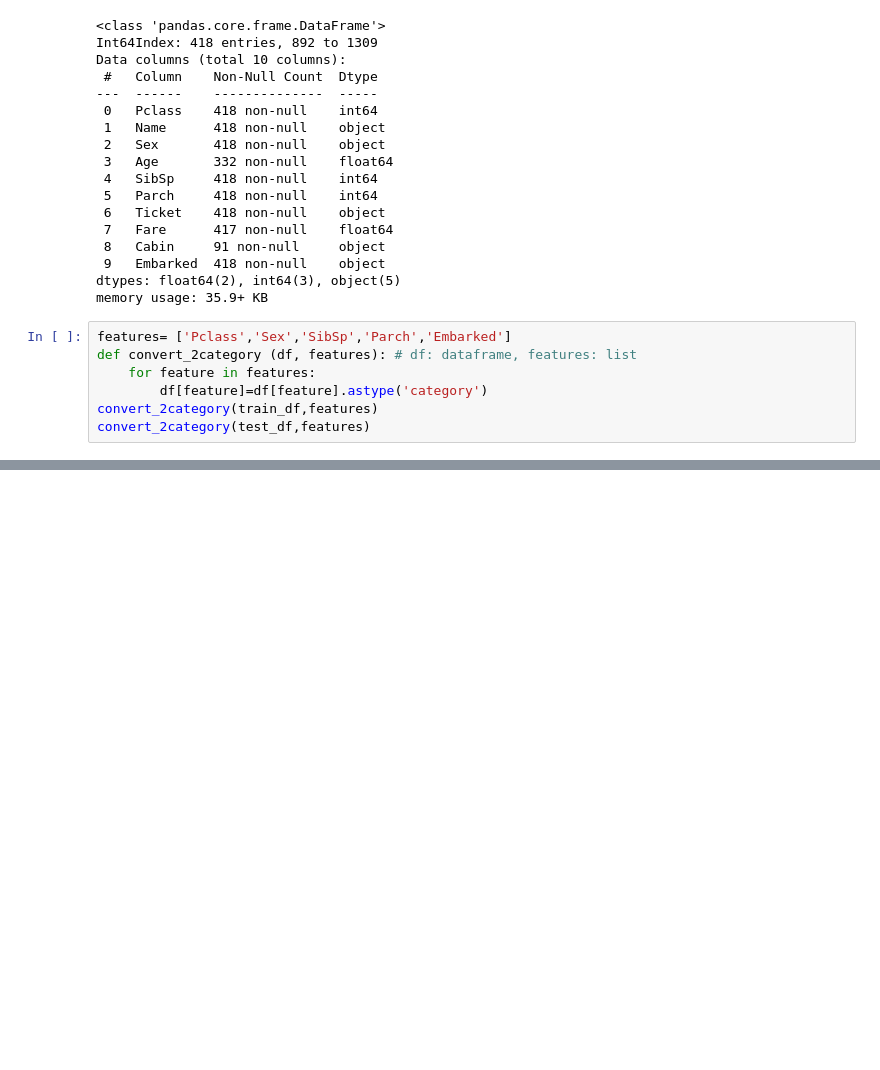
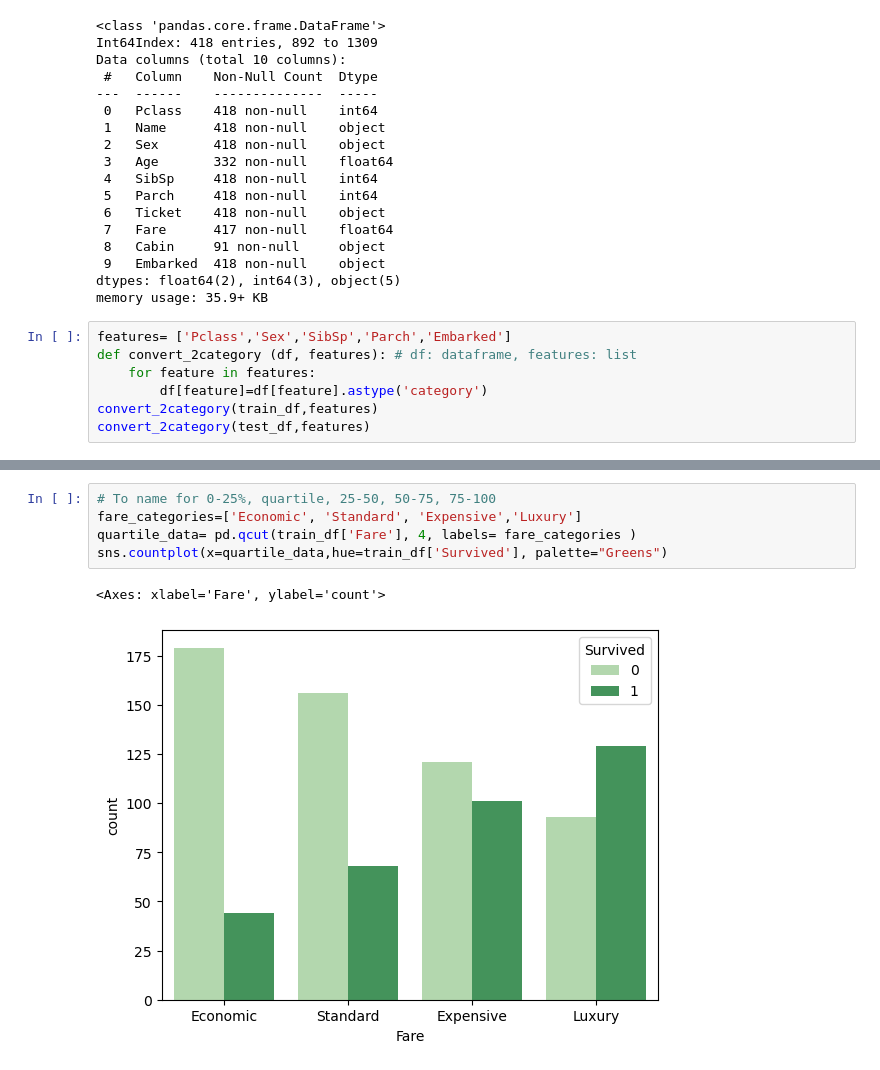
Before and after one commit to HaColab2k/Data-analyst, a Jupyter notebook: Projects/Titanic_ML_Disaster.ipynb, the cells around one changed output, grey strips where cells are left out. Saved outputs shown, nothing was run; the diff lists cells and outputs as text; blank space fills up the shorter version.

```diff
--- a/Projects/Titanic_ML_Disaster.ipynb
+++ b/Projects/Titanic_ML_Disaster.ipynb
@@ -192,0 +278,8 @@ train_df.describe(include=['category'])
+# %%
+# To name for 0-25%, quartile, 25-50, 50-75, 75-100
+fare_categories=['Economic', 'Standard', 'Expensive','Luxury']
+quartile_data= pd.qcut(train_df['Fare'], 4, labels= fare_categories )
+sns.countplot(x=quartile_data,hue=train_df['Survived'], palette="Greens")
+# %% [output]
+<Axes: xlabel='Fare', ylabel='count'>
+[figure, added]
```
Also changed, not shown: parts of 23 cells of this notebook.
